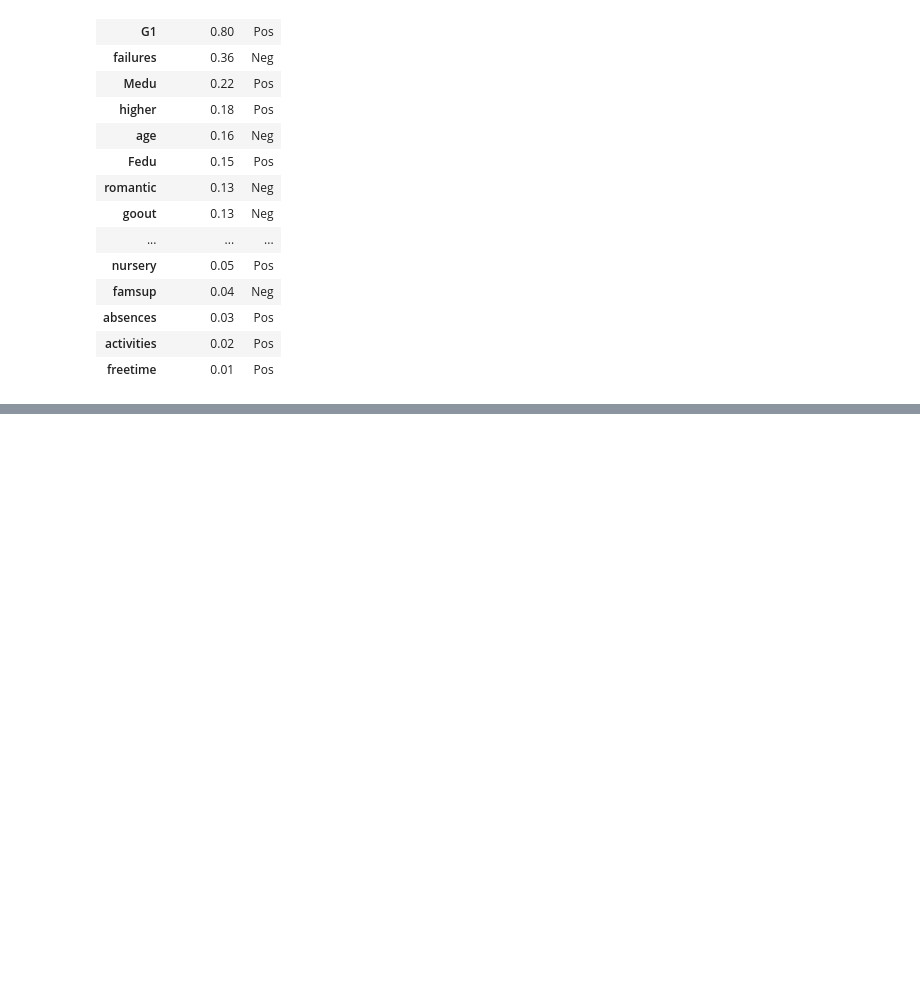
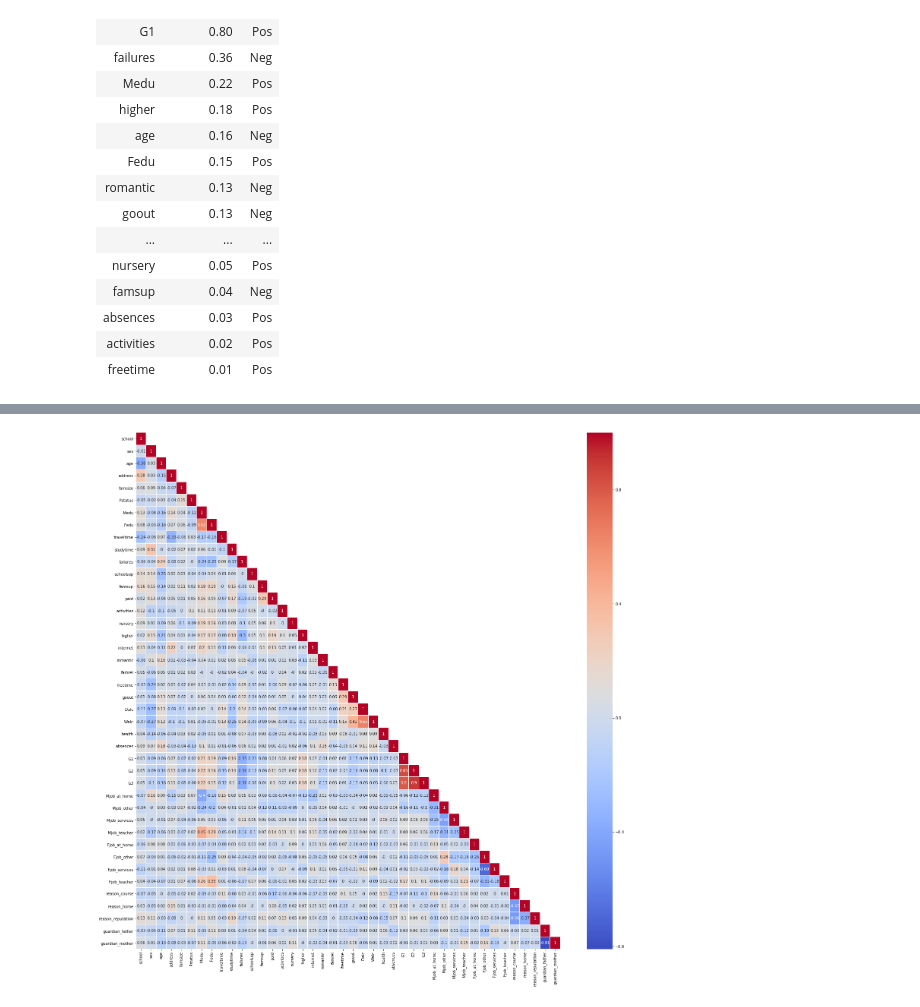
Before and after one commit to albertorekena/education-improvement, a Jupyter notebook: Pruebas.ipynb, the cells around one changed output, grey strips where cells are left out. Drawn from its saved outputs; the diff is of its cells as text; code cells hidden in the pictures; blank space fills up the shorter version.

```diff
--- a/Pruebas.ipynb
+++ b/Pruebas.ipynb
@@ -216,0 +314,18 @@ Name: Mjob, dtype: float64
+# %%
+def one_hot(df, cols):
+    """
+    @param df pandas DataFrame
+    @param cols a list of columns to encode
+    @return a DataFrame with one-hot encoding
+    """
+    for each in cols:
+        dummies = pd.get_dummies(df[each], prefix=each, drop_first=False)
+        df = pd.concat([df, dummies], axis=1)
+    return df
+# %%
+df_mat_one_hot = one_hot(df_mat, ["Mjob", "Fjob", "reason", "guardian"])
+#quitar columnas originales (categóricas)
+df_mat_one_hot = df_mat_one_hot.drop(columns = ["Mjob", "Fjob", "reason", "guardian"])
+#quitar una columna de one hot de cada una de las variables para reducir la colinearidad (hace falta ver
+#cuál se quiere quitar en cada caso)
+df_mat_one_hot = df_mat_one_hot.drop(columns = ["Mjob_health", "Fjob_health", "guardian_other", "reason_other"])
@@ -216,0 +372,14 @@ Name: Mjob, dtype: float64
+# %%
+df_corr_oh = df_mat_one_hot.corr().round(2)
+
+
+mask_oh = np.ones(df_corr_oh.shape,dtype = bool)
+mask_oh[np.tril_indices_from(mask_oh)] = False
+
+
+
+f,ax = plt.subplots(figsize = (25,25))
+ax = sns.heatmap(df_corr_oh,mask = mask_oh,annot = True,cmap = 'coolwarm',linewidth = 0.1,linecolor = 'white')
+ax.set_ylim([42,0]);
+# %% [output]
+[figure, added]
```
Also changed, not shown: parts of 15 cells of this notebook, 7 other files.
